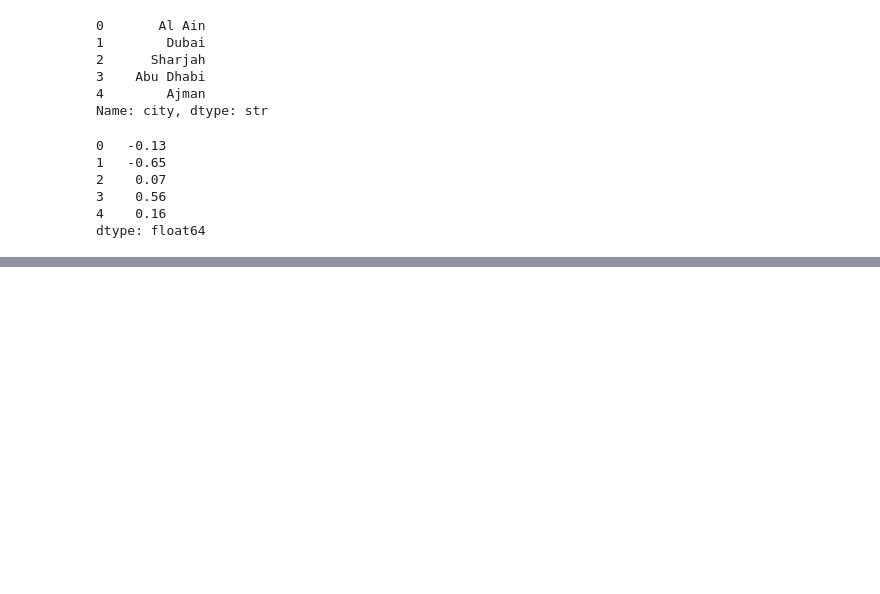
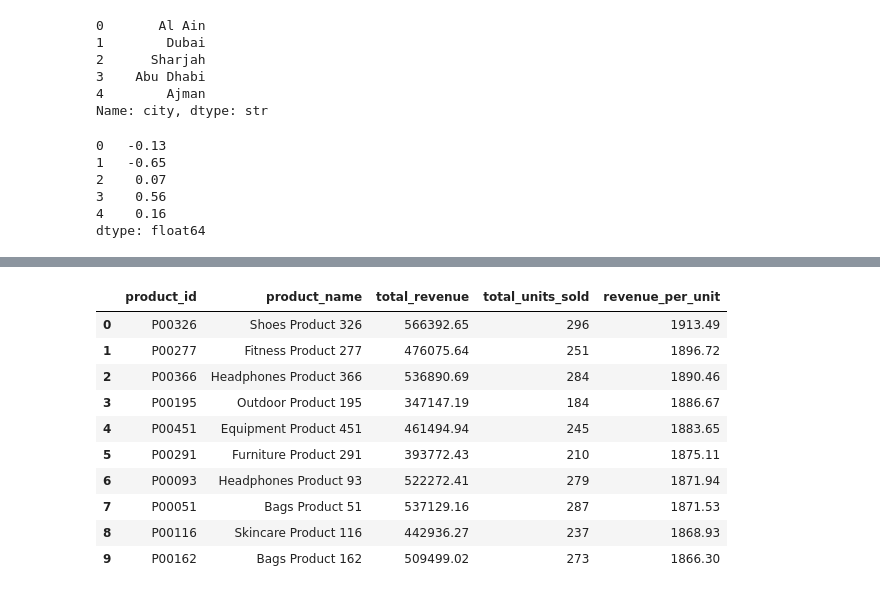
Before and after one commit to Mohammedvahith/E-commerce-Sales-Customer-Analytics, a Jupyter notebook: shopease-analytics/notebooks/03_eda.ipynb, the cells around one changed output, grey strips where cells are left out. Cells and saved outputs as stored; diff of their text form; code cells hidden in the pictures; blank space fills up the shorter version.

```diff
--- a/shopease-analytics/notebooks/03_eda.ipynb
+++ b/shopease-analytics/notebooks/03_eda.ipynb
@@ -2040,0 +2247,19 @@ dtype: float64
+# %%
+product_performance = product_performance.sort_values(
+    by="revenue_per_unit",
+    ascending=False
+).reset_index(drop=True)
+
+display(product_performance.head(10))
+# %% [output]
+|  | product_id | product_name | total_revenue | total_units_sold | revenue_per_unit |
+| 0 | P00326 | Shoes Product 326 | 566392.65 | 296 | 1913.49 |
+| 1 | P00277 | Fitness Product 277 | 476075.64 | 251 | 1896.72 |
+| 2 | P00366 | Headphones Product 366 | 536890.69 | 284 | 1890.46 |
+| 3 | P00195 | Outdoor Product 195 | 347147.19 | 184 | 1886.67 |
+| 4 | P00451 | Equipment Product 451 | 461494.94 | 245 | 1883.65 |
+| 5 | P00291 | Furniture Product 291 | 393772.43 | 210 | 1875.11 |
+| 6 | P00093 | Headphones Product 93 | 522272.41 | 279 | 1871.94 |
+| 7 | P00051 | Bags Product 51 | 537129.16 | 287 | 1871.53 |
+| 8 | P00116 | Skincare Product 116 | 442936.27 | 237 | 1868.93 |
+| 9 | P00162 | Bags Product 162 | 509499.02 | 273 | 1866.30 |
```
Also changed, not shown: parts of 13 cells of this notebook.
